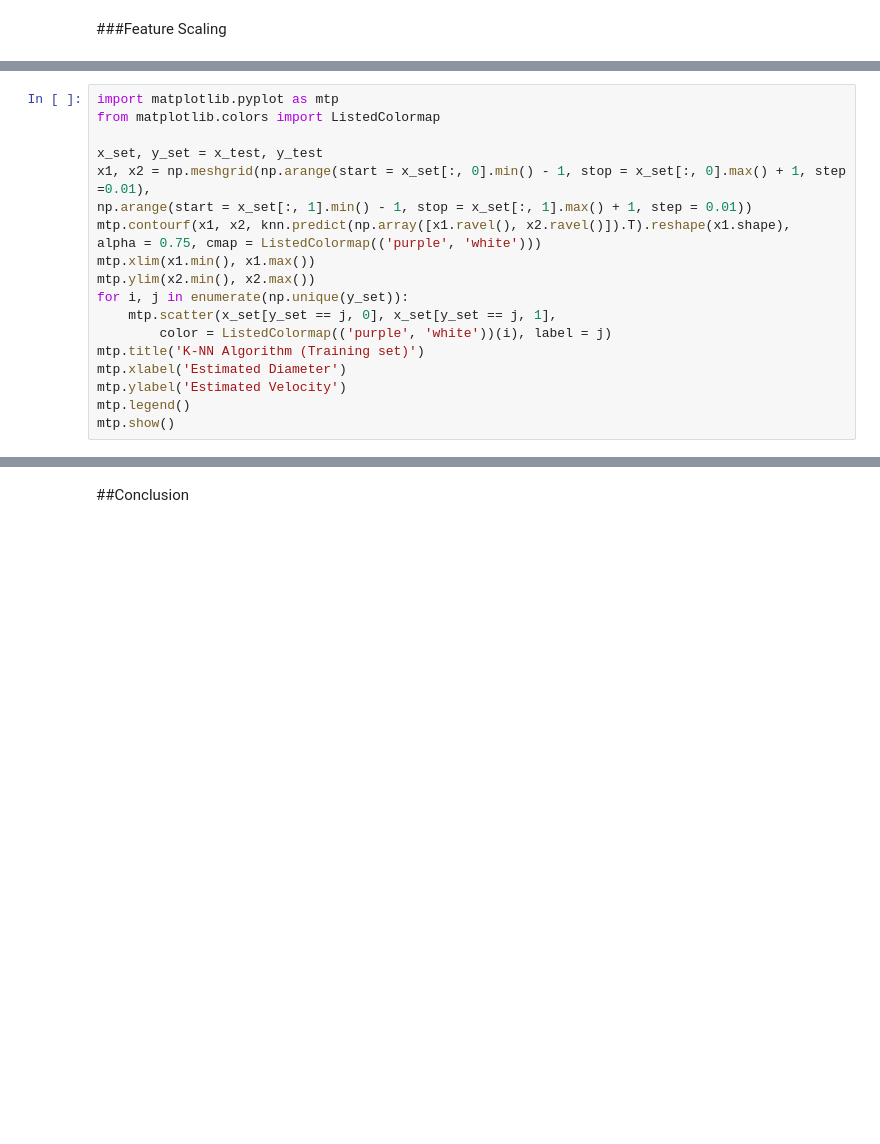
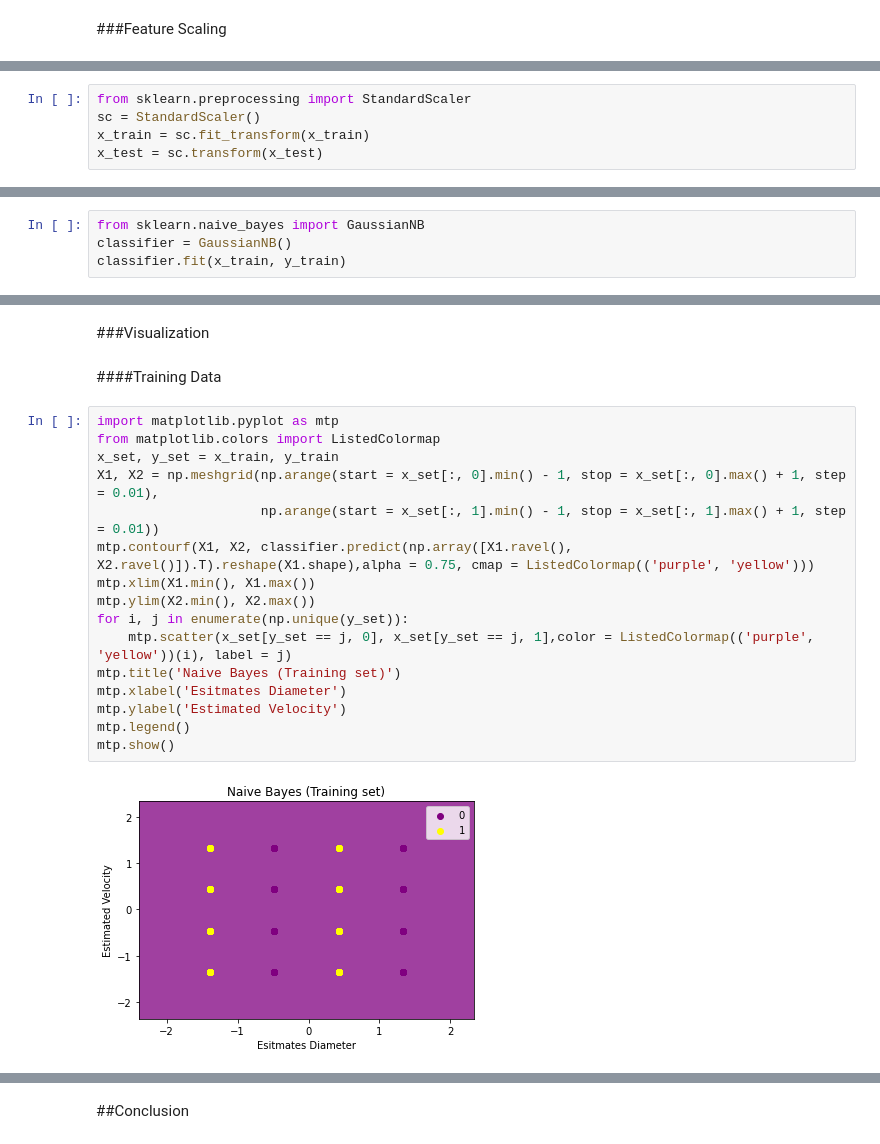
Before and after one commit to MiitaliGupta/AstronomicalPredictionModel, a Jupyter notebook: Naive Bayes(CAC1).ipynb, the cells around one changed output, grey strips where cells are left out. Cells and saved outputs as stored; diff of their text form; blank space fills up the shorter version.

```diff
--- a/Naive Bayes(CAC1).ipynb
+++ b/Naive Bayes(CAC1).ipynb
@@ -360,19 +97,0 @@ Text(0, 0.5, 'Error Rate')
-# %%
-import matplotlib.pyplot as mtp
-from matplotlib.colors import ListedColormap
-
-x_set, y_set = x_test, y_test
-x1, x2 = np.meshgrid(np.arange(start = x_set[:, 0].min() - 1, stop = x_set[:, 0].max() + 1, step  =0.01),
-np.arange(start = x_set[:, 1].min() - 1, stop = x_set[:, 1].max() + 1, step = 0.01))
-mtp.contourf(x1, x2, knn.predict(np.array([x1.ravel(), x2.ravel()]).T).reshape(x1.shape),
-alpha = 0.75, cmap = ListedColormap(('purple', 'white')))
-mtp.xlim(x1.min(), x1.max())
-mtp.ylim(x2.min(), x2.max())
-for i, j in enumerate(np.unique(y_set)):
-    mtp.scatter(x_set[y_set == j, 0], x_set[y_set == j, 1],
-        color = ListedColormap(('purple', 'white'))(i), label = j)
-mtp.title('K-NN Algorithm (Training set)')
-mtp.xlabel('Estimated Diameter')
-mtp.ylabel('Estimated Velocity')
-mtp.legend()
-mtp.show()
@@ -391,0 +98,5 @@ accuracy_score(y_test, y_pred)
+# %%
+from sklearn.preprocessing import StandardScaler
+sc = StandardScaler()
+x_train = sc.fit_transform(x_train)
+x_test = sc.transform(x_test)
@@ -391,0 +115,4 @@ accuracy_score(y_test, y_pred)
+# %%
+from sklearn.naive_bayes import GaussianNB
+classifier = GaussianNB()
+classifier.fit(x_train, y_train)
@@ -391,0 +164,22 @@ accuracy_score(y_test, y_pred)
+# %% [markdown]
+###Visualization
+# %% [markdown]
+####Training Data
+# %%
+import matplotlib.pyplot as mtp
+from matplotlib.colors import ListedColormap
+x_set, y_set = x_train, y_train
+X1, X2 = np.meshgrid(np.arange(start = x_set[:, 0].min() - 1, stop = x_set[:, 0].max() + 1, step = 0.01),
+                     np.arange(start = x_set[:, 1].min() - 1, stop = x_set[:, 1].max() + 1, step = 0.01))
+mtp.contourf(X1, X2, classifier.predict(np.array([X1.ravel(), X2.ravel()]).T).reshape(X1.shape),alpha = 0.75, cmap = ListedColormap(('purple', 'yellow')))
+mtp.xlim(X1.min(), X1.max())
+mtp.ylim(X2.min(), X2.max())
+for i, j in enumerate(np.unique(y_set)):
+    mtp.scatter(x_set[y_set == j, 0], x_set[y_set == j, 1],color = ListedColormap(('purple', 'yellow'))(i), label = j)
+mtp.title('Naive Bayes (Training set)')
+mtp.xlabel('Esitmates Diameter')
+mtp.ylabel('Estimated Velocity')
+mtp.legend()
+mtp.show()
+# %% [output]
+[figure, added]
```
Also changed, not shown: parts of 57 cells of this notebook.
